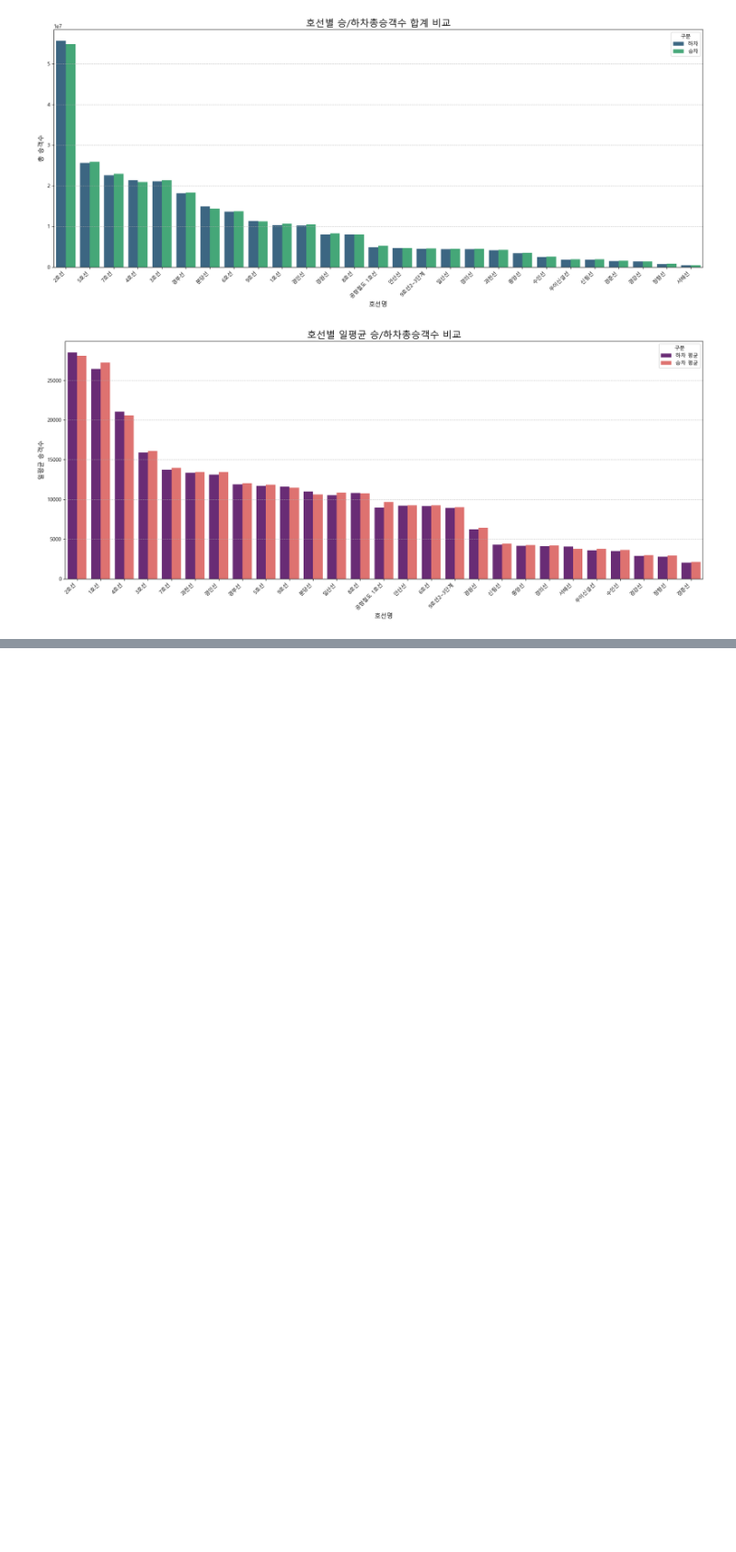
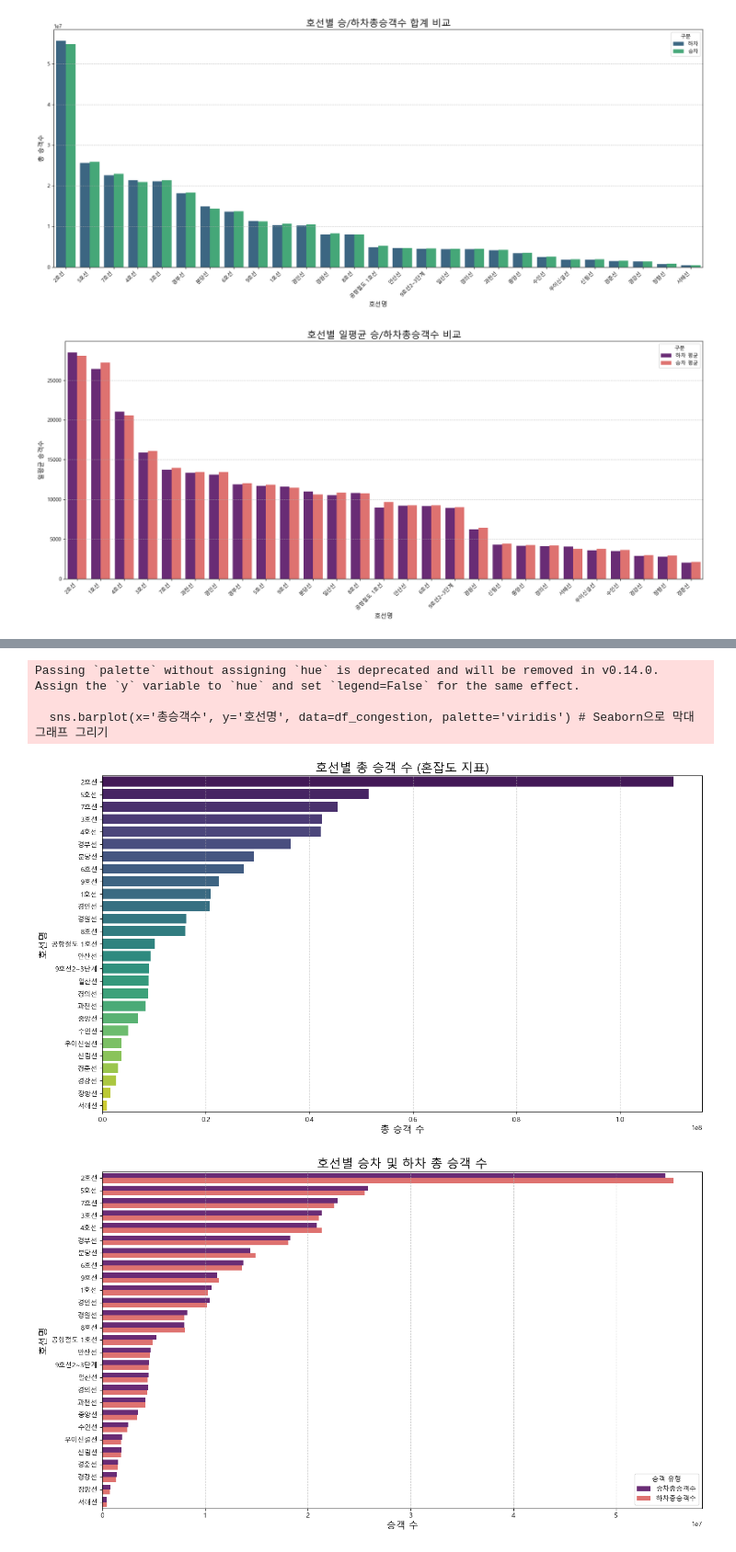
Before and after one commit to ekdlakdl12/SubwayPulse, a Jupyter notebook: test.ipynb, the cells around one changed output, grey strips where cells are left out. Shown at 92% size. Saved outputs shown, nothing was run; the diff lists cells and outputs as text; code cells hidden in the pictures; blank space fills up the shorter version.

```diff
--- a/test.ipynb
+++ b/test.ipynb
@@ -137,3 +134,43 @@ plt.show()
 [figure]
 [figure]
 [figure]
+# %%
+#혼잡도 임시 시각화
+
+# 1. 호선별 총 승객 수 계산 (혼잡도 proxy)
+df_total_sum['총승객수'] = df_total_sum['승차총승객수'] + df_total_sum['하차총승객수']
+
+# 2. '총승객수' 기준으로 내림차순 정렬
+df_congestion = df_total_sum.sort_values(by='총승객수', ascending=False).reset_index(drop=True)
+
+print("\n--- 호선별 총 승객수 (혼잡도 지표) ---")
+print(df_congestion[['호선명', '총승객수']])
+
+# 3. 시각화: 막대 그래프
+plt.figure(figsize=(14, 8)) # 그래프 크기 설정
+sns.barplot(x='총승객수', y='호선명', data=df_congestion, palette='viridis') # Seaborn으로 막대 그래프 그리기
+plt.title('호선별 총 승객 수 (혼잡도 지표)', fontsize=18)
+plt.xlabel('총 승객 수', fontsize=14)
+plt.ylabel('호선명', fontsize=14)
+plt.grid(axis='x', linestyle='--', alpha=0.7) # x축에만 그리드 표시
+plt.tight_layout() # 그래프 요소들이 겹치지 않게 자동으로 레이아웃 조정
+plt.show()
+
+# 만약 승차 승객수와 하차 승객수를 같이 보고 싶다면 이런 방법도 있어!
+plt.figure(figsize=(14, 8))
+# 넓은 형식으로 데이터프레임 재구성 (seaborn stack bar chart를 위해)
+df_melted = df_total_sum.melt(id_vars='호선명', value_vars=['승차총승객수', '하차총승객수'],
+                             var_name='유형', value_name='승객수')
+# 총 승객수를 기준으로 정렬된 순서를 유지하기 위해 호선명 순서를 지정
+order_lines = df_congestion['호선명'].tolist()
+sns.barplot(x='승객수', y='호선명', hue='유형', data=df_melted, order=order_lines, palette='magma')
+plt.title('호선별 승차 및 하차 총 승객 수', fontsize=18)
+plt.xlabel('승객 수', fontsize=14)
+plt.ylabel('호선명', fontsize=14)
+plt.legend(title='승객 유형')
+plt.grid(axis='x', linestyle='--', alpha=0.7)
+plt.tight_layout()
+
+
+plt.show()
+# %% [output]
@@ -139,0 +194,5 @@ plt.show()
+Passing `palette` without assigning `hue` is deprecated and will be removed in v0.14.0. Assign the `y` variable to `hue` and set `legend=False` for the same effect.
+
+  sns.barplot(x='총승객수', y='호선명', data=df_congestion, palette='viridis') # Seaborn으로 막대 그래프 그리기
+[figure, added]
+[figure, added]
```
Also changed, not shown: parts of 5 cells of this notebook, 1 other file.
